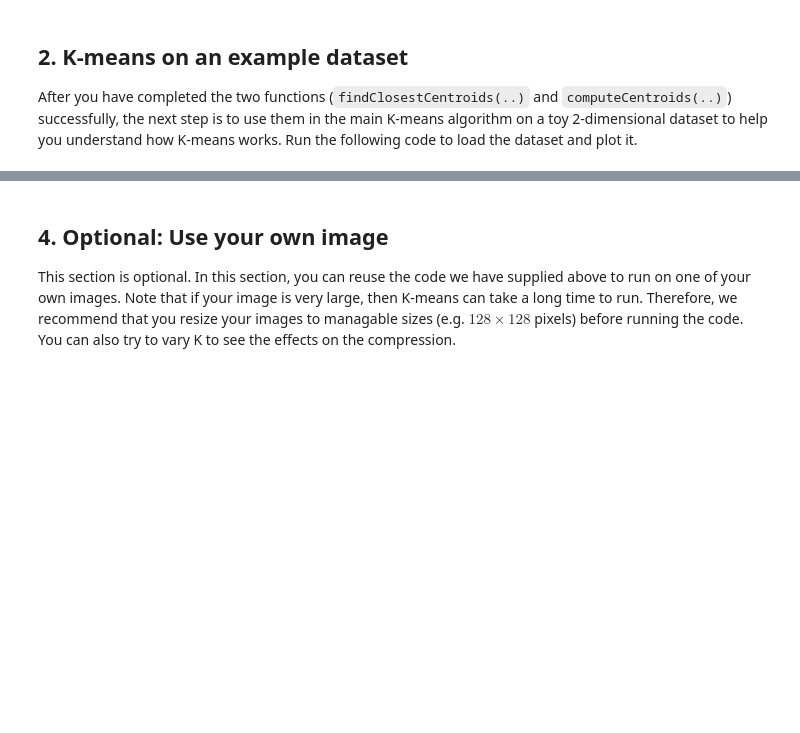
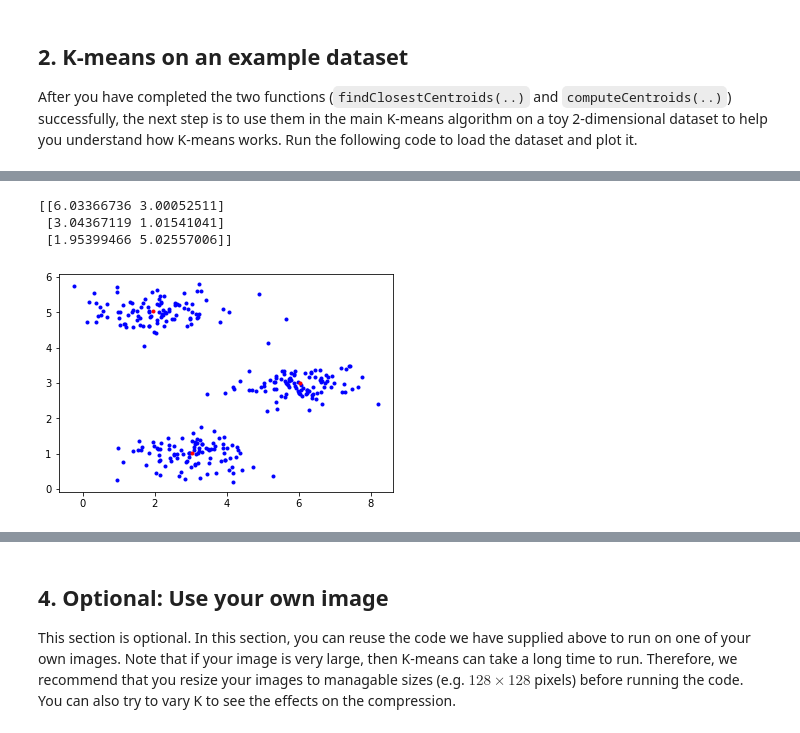
Before and after one commit to FredrikM97/Learning_systems, a Jupyter notebook: Labs/Lab7_Clustering/Lab 7 - K-means Clustering.ipynb, the cells around one changed output, grey strips where cells are left out. Drawn from its saved outputs; the diff is of its cells as text; code cells hidden in the pictures; blank space fills up the shorter version.

```diff
--- a/Labs/Lab7_Clustering/Lab 7 - K-means Clustering.ipynb
+++ b/Labs/Lab7_Clustering/Lab 7 - K-means Clustering.ipynb
@@ -55,15 +55,15 @@ def findClosestCentroids(X, centroids):
 
     # For each data-point xi from our dataset X
     for xi in X:
-        pass
         # TODO: compute the Euclidean distance from x to all centoids. The results should be in a list distances
         # distances = [...]
+        distances = [np.linalg.norm(xi - x) for x in centroids]
 
         # TODO: find the index j corresponding to the smallest distance in distances (you can use np.argmin(..))
-        # j = ...
+        j = np.argmin(distances)
 
         # TODO: append the index of the closest centroid from xi, to the list idx
-        # adx.append(j)
+        idx.append(j)
 
     # Return the list idx as an array
     return np.array(idx)
@@ -76,5 +76,5 @@ function correctly, you should get [1, 2, 0, 0]
 """
 X = np.array([[1, 2], [3, 4], [5, 6], [9, 11]]) # Example dataset with 4 data-points
 centroids = np.array([[7, 5], [0, 2], [3, 3]])  # Initial centroids (we have K=3 centroids)
-# idx = findClosestCentroids(X, centroids)
-# print(idx)
+idx = findClosestCentroids(X, centroids)
+print(idx)
@@ -104,15 +106,14 @@ def computeCentroids(X, idx, K):
 
     # For each centroid (or cluster) index j
     for j in range(K):
-        pass
         # TODO: find Cj, the array of all data-points that were assigned to centroid j
-        # Cj = ...
+        cj = X[idx == j]
 
         # TODO: re-compute the new centroid j as the mean (center) of the data-points in Cj
-        # mu_j = ...
+        mu_j = (1/len(cj))*np.sum(cj,axis=0)
 
         # TODO: append your re-computed centroid mu_j to the list new_centroids
-        # new_centroids.append(mu_j)
+        new_centroids.append(mu_j)
 
     # Return new_centroids as an array
     return np.array(new_centroids)
@@ -122,6 +123,6 @@ def computeCentroids(X, idx, K):
 Test your function computeCentroids(X, idx, K) by calling it with K = 3 on
 the previous example dataset X with idx = np.array([1, 2, 0, 0])
 """
-# idx = np.array([1, 2, 0, 0])
-# centroids = computeCentroids(X, idx, K = 3)
-# print(centroids)
+idx = np.array([1, 2, 0, 0])
+centroids = computeCentroids(X, idx, K = 3)
+print(centroids)
@@ -150,31 +158,37 @@ Read the `Kmeans(X, K, max_iterations)` function to understand it, then call it
 # %%
 import numpy as np
 
 # This function performs K-means clustering and returns the final cluster centroids
 def Kmeans(X, K, max_iterations):
     # Initialize centroids: we pick randomly K different points as our initial centroids
     random_ids = np.random.choice(len(X), K, replace=False) # pick K random ids from range(len(X))
     centroids = X[random_ids]
 
     for itr in range(1, max_iterations):
         idx = findClosestCentroids(X, centroids) # Assigning data-points to clusters
         centroids = computeCentroids(X, idx, K)  # Updating (re-computing) the centroids
 
     return centroids
 
 
 """ TODO:
 Call the Kmeans(X, K, max_iterations) function with K=3 and produce a plot similar
 to the above figure. Data-points within the same cluster should have the same color.
 """
-# K = 3                # Number of clusters (and centroids) that we want to get
-# max_iterations = 50  # Number of iterations to perform
-# centroids = Kmeans(X, K, max_iterations)
+K = 3                # Number of clusters (and centroids) that we want to get
+max_iterations = 50  # Number of iterations to perform
+centroids = Kmeans(X, K, max_iterations)
 
-# TODO: continue here to produce the required plot
+#TODO: continue here to produce the required plot
+plt.scatter(X[:, 0], X[:, 1], marker=".", color="blue")
+for i in centroids:
+    plt.scatter(i[0], i[1], marker=".", c='red')
 # ...
-# ...
-# ...
+# %% [output]
+[[6.03366736 3.00052511]
+ [3.04367119 1.01541041]
+ [1.95399466 5.02557006]]
+[figure, added]
 # %% [markdown]
 ## 3. Image compression with K-means
 <img src="datasets/bird_small.png" />
```
Also changed, not shown: parts of 4 cells of this notebook, 30 other files.
